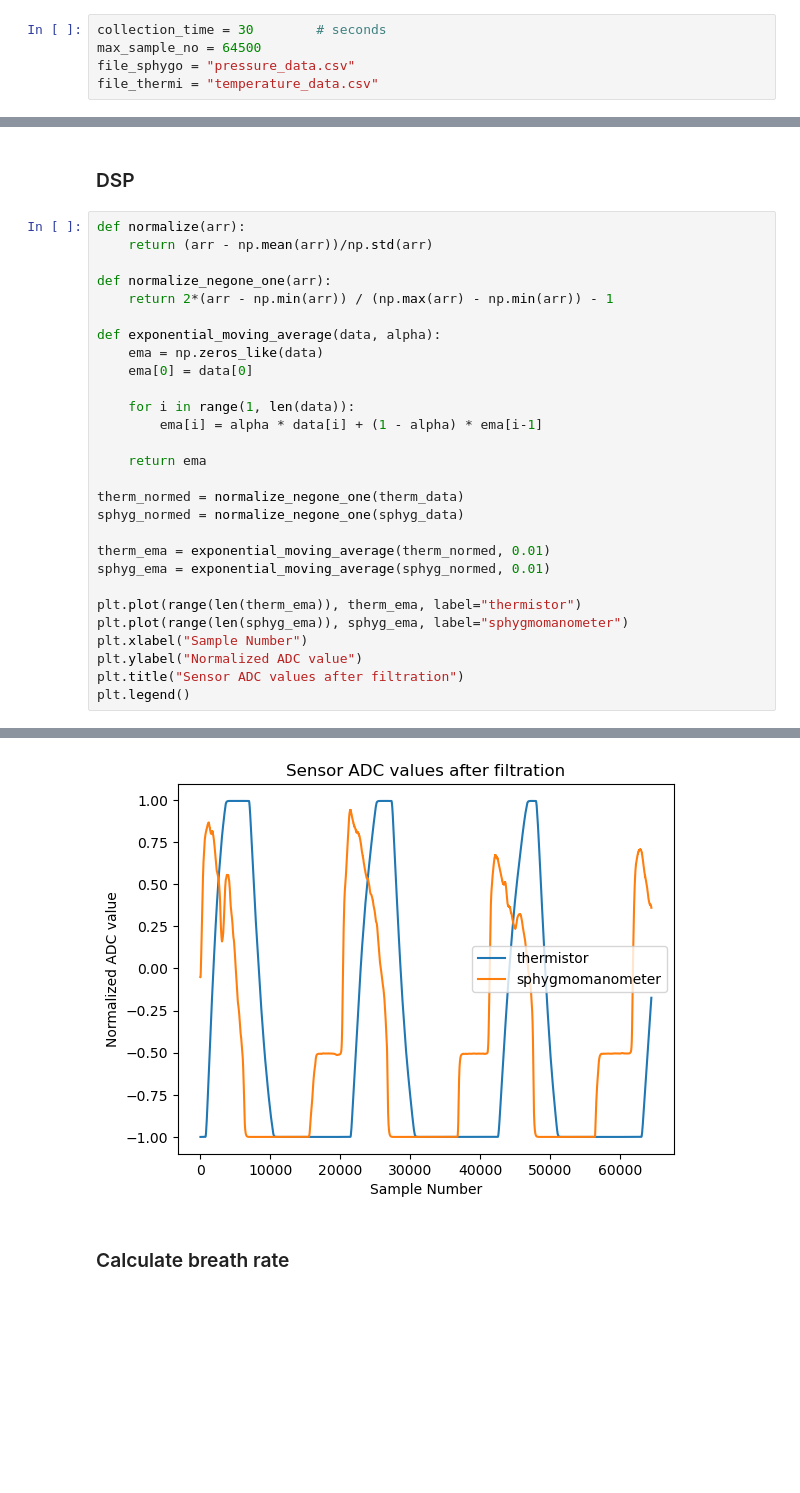
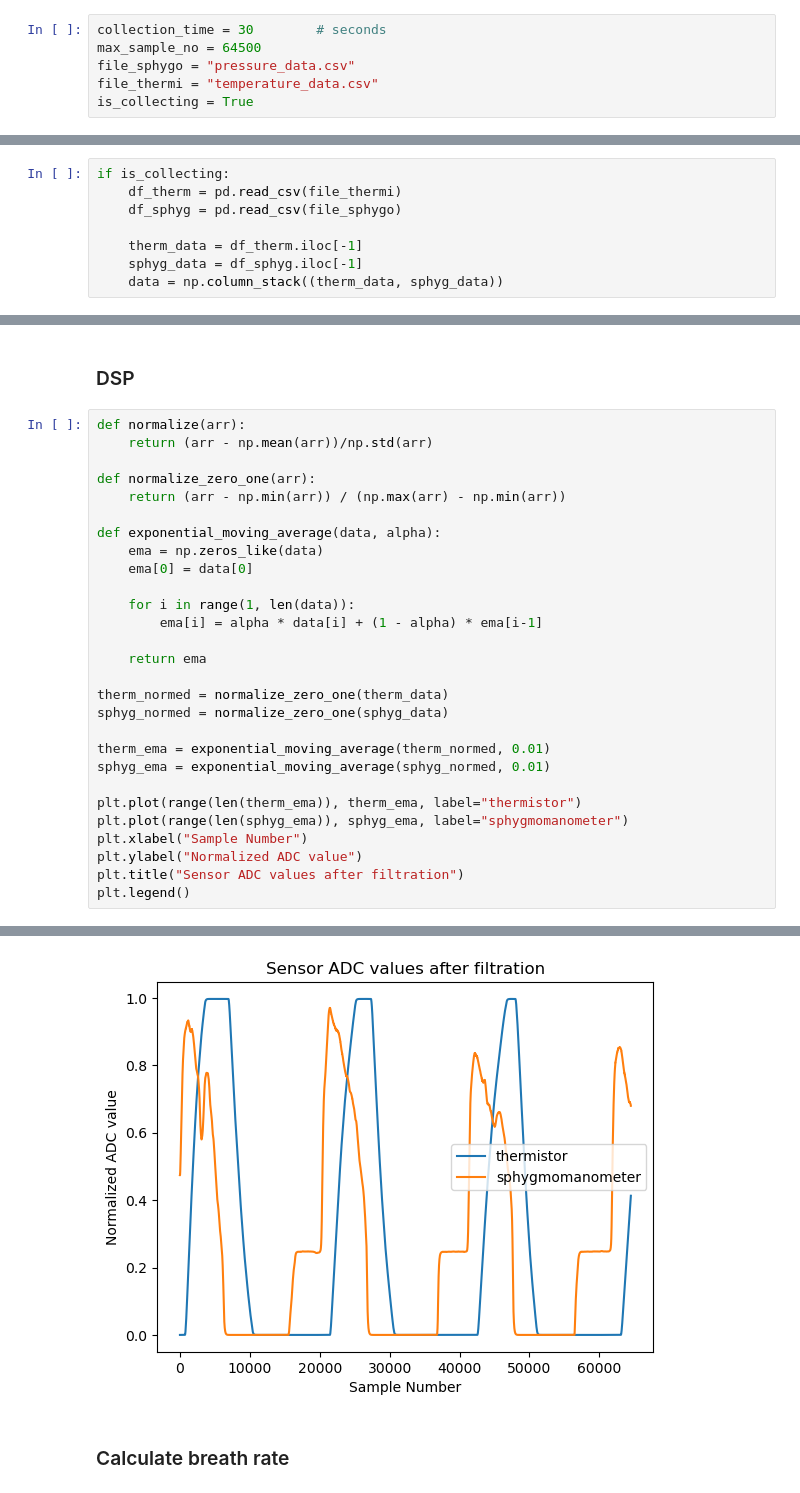
Before and after one commit to amor0094/TRC3500-2025-GroupC1, a Jupyter notebook: Project-3/python_proj3.ipynb, the cells around one changed output, grey strips where cells are left out. Cells and saved outputs as stored; diff of their text form; blank space fills up the shorter version.

```diff
--- a/Project-3/python_proj3.ipynb
+++ b/Project-3/python_proj3.ipynb
@@ -12,6 +12,7 @@ collection_time = 30        # seconds
 max_sample_no = 64500
 file_sphygo = "pressure_data.csv"
 file_thermi = "temperature_data.csv"
+is_collecting = True
 # %%
 # Initialize serial communication
 ser = serial.Serial(port="COM7", baudrate=230400, timeout=1)  # Configure the serial port
@@ -114,6 +115,14 @@ Breathe to start!
 First breath detected. Collecting data...
 Data collection completed.
 Data saved to CSV.
+# %%
+if is_collecting:
+    df_therm = pd.read_csv(file_thermi)
+    df_sphyg = pd.read_csv(file_sphygo)
+
+    therm_data = df_therm.iloc[-1]
+    sphyg_data = df_sphyg.iloc[-1]
+    data = np.column_stack((therm_data, sphyg_data))
 # %%
 fig, axes = plt.subplots(1, 2, figsize=(12, 5))
 for i in range(len(data[0])):
@@ -131,34 +140,34 @@ Text(0.5, 1.0, 'Sphygmomameter ADC Values Over Time')
 # %%
 def normalize(arr):
     return (arr - np.mean(arr))/np.std(arr)
 
-def normalize_negone_one(arr):
-    return 2*(arr - np.min(arr)) / (np.max(arr) - np.min(arr)) - 1
+def normalize_zero_one(arr):
+    return (arr - np.min(arr)) / (np.max(arr) - np.min(arr))
 
 def exponential_moving_average(data, alpha):
     ema = np.zeros_like(data)
     ema[0] = data[0]
 
     for i in range(1, len(data)):
         ema[i] = alpha * data[i] + (1 - alpha) * ema[i-1]
 
     return ema
 
-therm_normed = normalize_negone_one(therm_data)
-sphyg_normed = normalize_negone_one(sphyg_data)
+therm_normed = normalize_zero_one(therm_data)
+sphyg_normed = normalize_zero_one(sphyg_data)
 
 therm_ema = exponential_moving_average(therm_normed, 0.01)
 sphyg_ema = exponential_moving_average(sphyg_normed, 0.01)
 
 plt.plot(range(len(therm_ema)), therm_ema, label="thermistor")
 plt.plot(range(len(sphyg_ema)), sphyg_ema, label="sphygmomanometer")
 plt.xlabel("Sample Number")
 plt.ylabel("Normalized ADC value")
 plt.title("Sensor ADC values after filtration")
 plt.legend()
 # %% [output]
 <matplotlib.legend.Legend at 0x...>
-[figure, old version]
+[figure, new version]
 # %% [markdown]
 ### Calculate breath rate
 # %%
```
Also changed, not shown: parts of 1 cell of this notebook.
